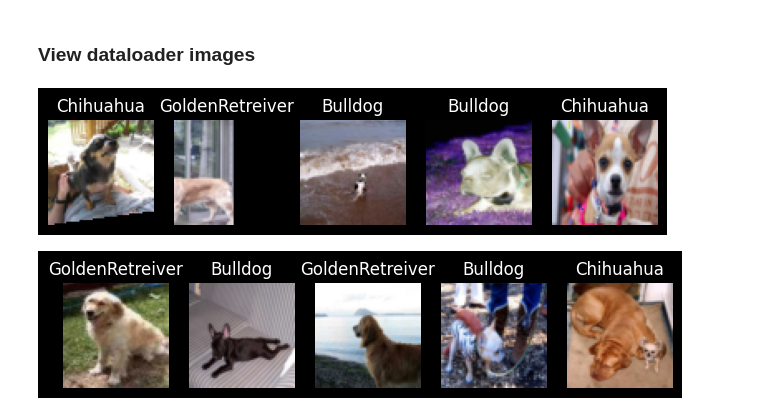
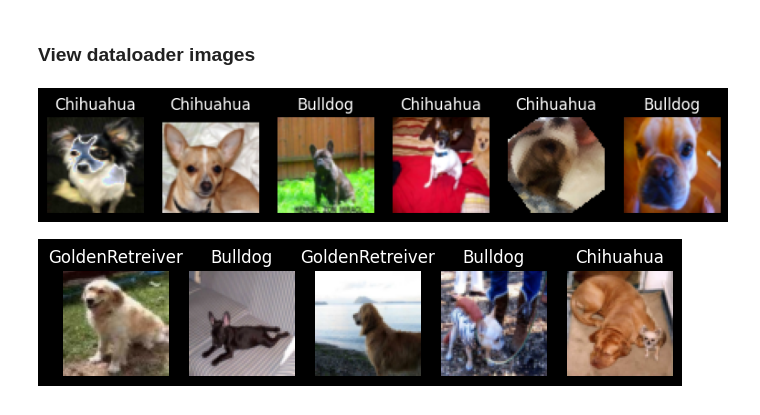
Before and after one commit to XanderBaatz/02461-project, a Jupyter notebook: tinyvgg-bnn.ipynb, the cells around one changed output. Saved outputs shown, nothing was run; the diff lists cells and outputs as text; code cells hidden in the pictures.

```diff
--- a/tinyvgg-bnn.ipynb
+++ b/tinyvgg-bnn.ipynb
@@ -513,10 +516,10 @@ def view_dataloader_images(dataloader, class_names, n=10):
 # %%
 # Samples with data augmentation
 view_dataloader_images(train_dataloader_dog_TrivialAugmentWide,
                        dog_class_names,
-                       n=5)
+                       n=6)
 # %% [output]
-[figure, old version]
+[figure, new version]
 # %%
 # Samples without data augmentation
 view_dataloader_images(train_dataloader_dog,
```
Also changed, not shown: parts of 3 cells of this notebook, 2 other files.
